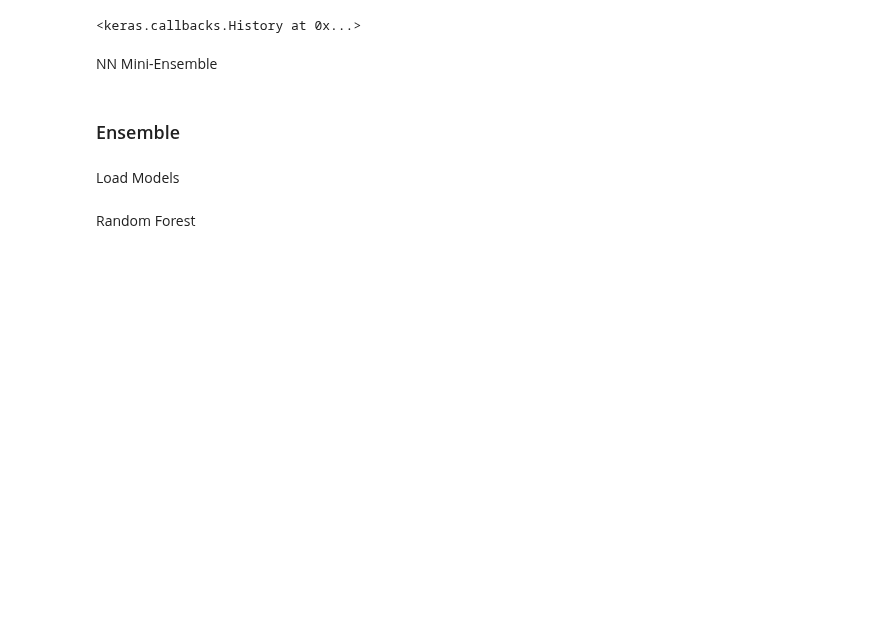
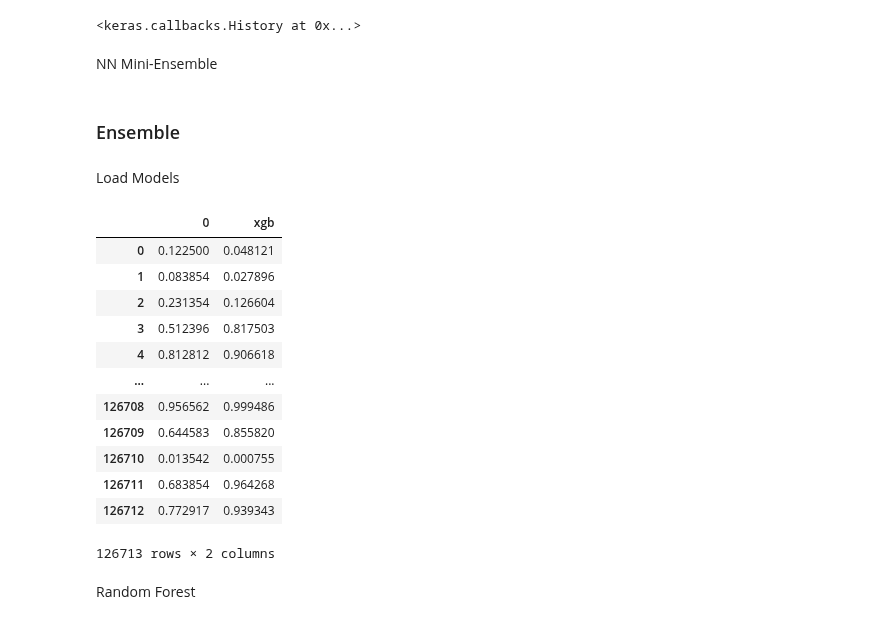
Before and after one commit to ryskgit/QTW_CaseStudy, a Jupyter notebook: Case Study 7/Final_rough.ipynb, the cells around one changed output. Cells and saved outputs as stored; diff of their text form; code cells hidden in the pictures; blank space fills up the shorter version.

Commit message:
ran ensemble models - Joaquin

```diff
--- a/Case Study 7/Final_rough.ipynb
+++ b/Case Study 7/Final_rough.ipynb
@@ -533,6 +510,25 @@ rf1 = pickle.load(open('models/m5_rf.pkl', 'rb'))
 # %%
 ensemble_df = pd.read_csv('ensemble_df.csv', index_col = False)
 test_final = pd.read_csv('test_final.csv', index_col = False)
+# %%
+ensemble_df = ensemble_df.drop(columns=['Unnamed: 0'])
+test_final = test_final.drop(columns=['Unnamed: 0'])
+# %%
+ensemble_df
+# %% [output]
+|  | 0 | xgb |
+| 0 | 0.122500 | 0.048121 |
+| 1 | 0.083854 | 0.027896 |
+| 2 | 0.231354 | 0.126604 |
+| 3 | 0.512396 | 0.817503 |
+| 4 | 0.812812 | 0.906618 |
+| ... | ... | ... |
+| 126708 | 0.956562 | 0.999486 |
+| 126709 | 0.644583 | 0.855820 |
+| 126710 | 0.013542 | 0.000755 |
+| 126711 | 0.683854 | 0.964268 |
+| 126712 | 0.772917 | 0.939343 |
+126713 rows × 2 columns
 # %% [markdown]
 Random Forest
 # %%
```
Also changed, not shown: parts of 30 cells of this notebook, 2 other files.
